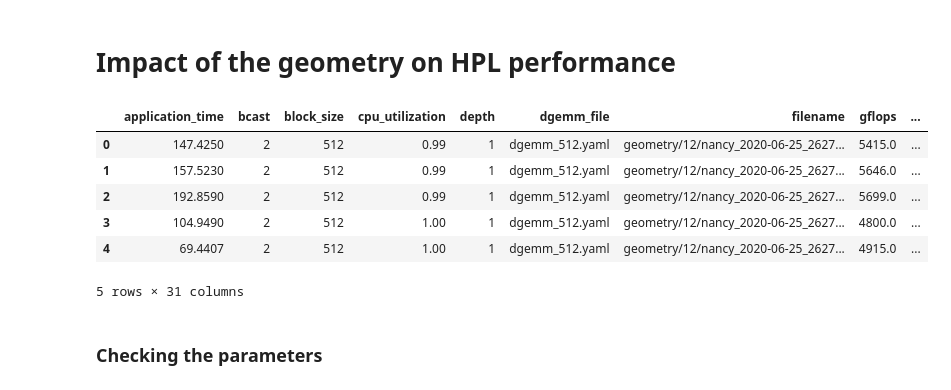
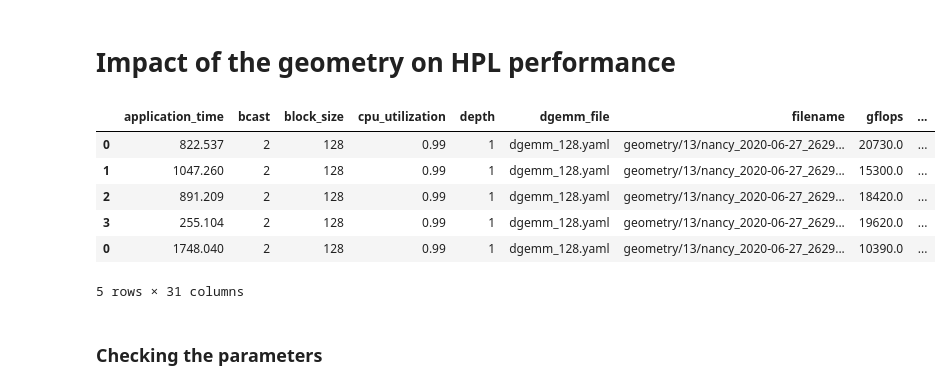
Before and after one commit to Ezibenroc/calibration_analysis, a Jupyter notebook: dahu/smpi_hpl/simple_geometry.ipynb, the cells around one changed output. Drawn from its saved outputs; the diff is of its cells as text; code cells hidden in the pictures.

```diff
--- a/dahu/smpi_hpl/simple_geometry.ipynb
+++ b/dahu/smpi_hpl/simple_geometry.ipynb
@@ -37,38 +37,38 @@ def read_result(name):
     return res
 
 def read_sim_result(name):
     archive = zipfile.ZipFile(name)
     result = pandas.read_csv(io.BytesIO(archive.read('results.csv')))
     result['platform'] = get_platform(name)
     result['filename'] = name
     info = get_yaml(name, 'info.yaml')
     expfiles = info['expfile']
     dgemm_file = [f for f in expfiles if f.endswith('.yaml')]
     assert len(dgemm_file) == 1
     result['dgemm_file'] = dgemm_file[0]
     return result
 
-simulation_dir = ['geometry/12/']
+simulation_dir = ['geometry/13/']
 simulation_files = [os.path.join(simdir, f) for simdir in simulation_dir for f in os.listdir(simdir) if f.endswith('.zip')]
 
-reality_dir = ['../hpl/geometry/3']
+reality_dir = ['../hpl/geometry/4']
 reality_files = [os.path.join(realdir, f) for realdir in reality_dir for f in os.listdir(realdir) if f.endswith('.zip')]
 
 dfreal = pandas.concat([read_result(a) for a in reality_files])
 dfreal['mode'] = 'reality'
 
 df = pandas.concat([read_sim_result(f) for f in simulation_files])
 df['mode'] = 'simulation'
 df = pandas.concat([df, dfreal])
 
 df['nb_nodes'] = df['proc_p'] * df['proc_q']
 df['geometry'] = df['proc_p'].astype(str) + '×' + df['proc_q'].astype(str)
 df.head()
 # %% [output]
 |  | application_time | bcast | block_size | cpu_utilization | depth | dgemm_file | filename | gflops | ... |
-| 0 | 147.4250 | 2 | 512 | 0.99 | 1 | dgemm_512.yaml | geometry/12/nancy_2020-06-25_2627... | 5415.0 | ... |
-| 1 | 157.5230 | 2 | 512 | 0.99 | 1 | dgemm_512.yaml | geometry/12/nancy_2020-06-25_2627... | 5646.0 | ... |
-| 2 | 192.8590 | 2 | 512 | 0.99 | 1 | dgemm_512.yaml | geometry/12/nancy_2020-06-25_2627... | 5699.0 | ... |
-| 3 | 104.9490 | 2 | 512 | 1.00 | 1 | dgemm_512.yaml | geometry/12/nancy_2020-06-25_2627... | 4800.0 | ... |
-| 4 | 69.4407 | 2 | 512 | 1.00 | 1 | dgemm_512.yaml | geometry/12/nancy_2020-06-25_2627... | 4915.0 | ... |
+| 0 | 822.537 | 2 | 128 | 0.99 | 1 | dgemm_128.yaml | geometry/13/nancy_2020-06-27_2629... | 20730.0 | ... |
+| 1 | 1047.260 | 2 | 128 | 0.99 | 1 | dgemm_128.yaml | geometry/13/nancy_2020-06-27_2629... | 15300.0 | ... |
+| 2 | 891.209 | 2 | 128 | 0.99 | 1 | dgemm_128.yaml | geometry/13/nancy_2020-06-27_2629... | 18420.0 | ... |
+| 3 | 255.104 | 2 | 128 | 0.99 | 1 | dgemm_128.yaml | geometry/13/nancy_2020-06-27_2629... | 19620.0 | ... |
+| 0 | 1748.040 | 2 | 128 | 0.99 | 1 | dgemm_128.yaml | geometry/13/nancy_2020-06-27_2629... | 10390.0 | ... |
 5 rows × 31 columns
```
Also changed, not shown: parts of 9 cells of this notebook, 14 other files.
